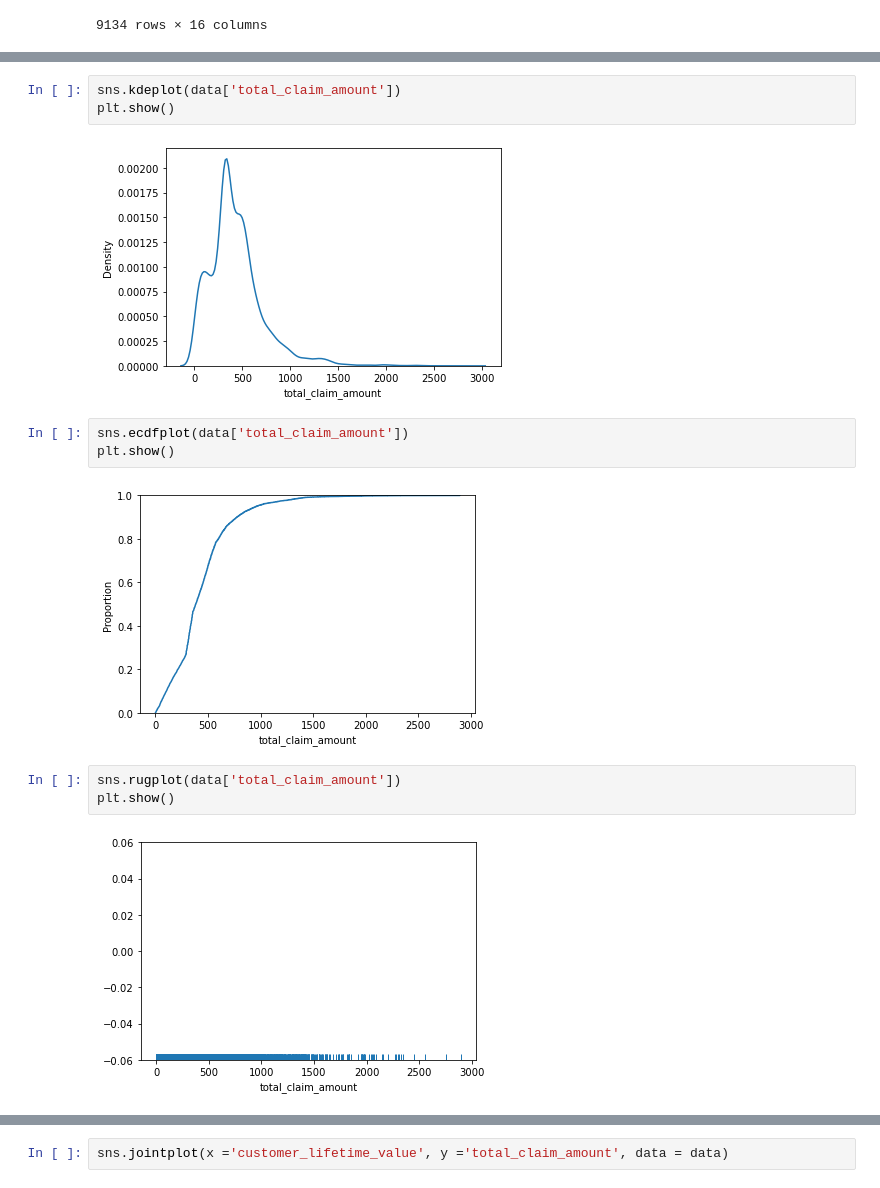
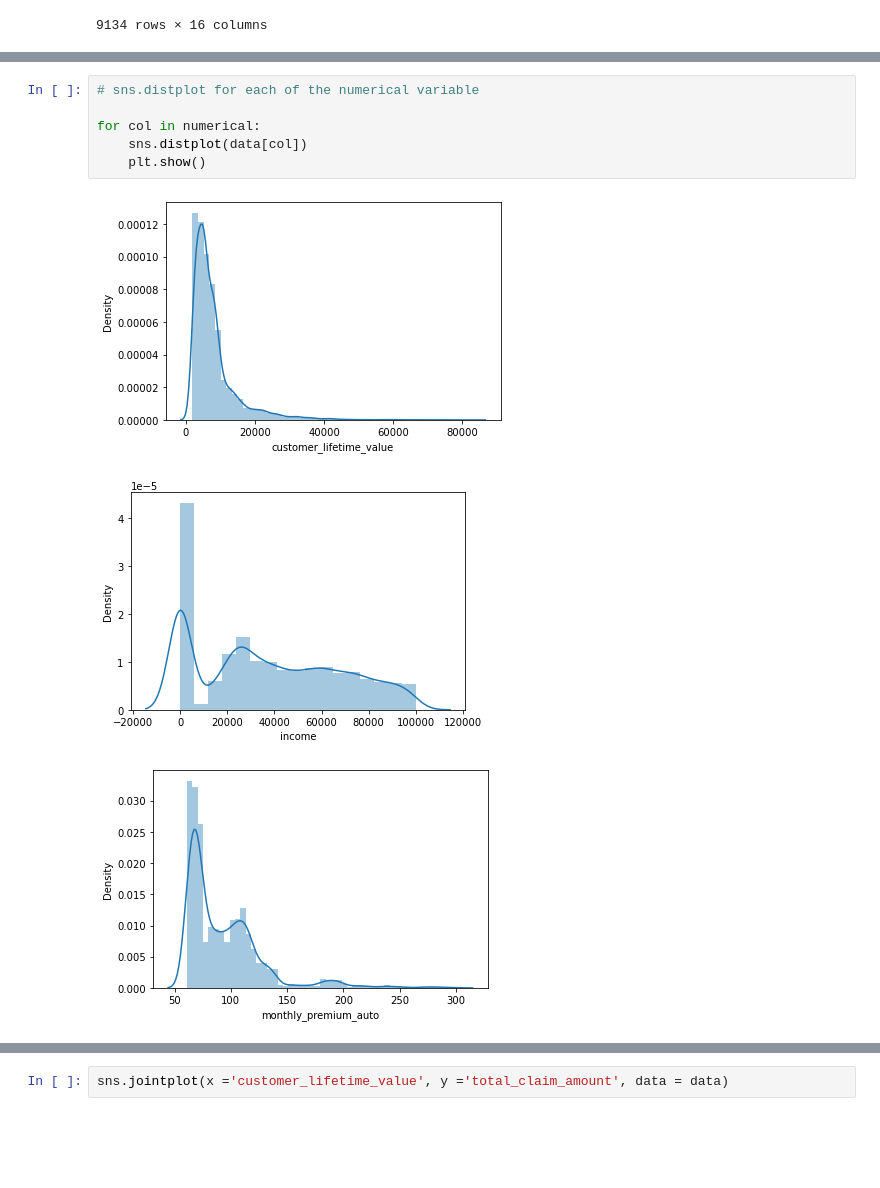
Before and after one commit to allabe93/lab-customer-analysis-round-4, a Jupyter notebook: lab-customer-analysis-round-4.ipynb, the cells around one changed output, grey strips where cells are left out. Drawn from its saved outputs; the diff is of its cells as text; blank space fills up the shorter version.

```diff
--- a/lab-customer-analysis-round-4.ipynb
+++ b/lab-customer-analysis-round-4.ipynb
@@ -297,15 +96,10 @@ plt.show()
-# %%
-sns.kdeplot(data['total_claim_amount'])
-plt.show()
-# %% [output]
-[figure, removed]
-# %%
-sns.ecdfplot(data['total_claim_amount'])
-plt.show()
-# %% [output]
-[figure, removed]
-# %%
-sns.rugplot(data['total_claim_amount'])
-plt.show()
-# %% [output]
-[figure, removed]
+# %%
+# sns.distplot for each of the numerical variable
+
+for col in numerical:
+    sns.distplot(data[col])
+    plt.show()
+# %% [output]
+[figure, added]
+[figure, added]
+[figure, added]
```
Also changed, not shown: parts of 44 cells of this notebook.
